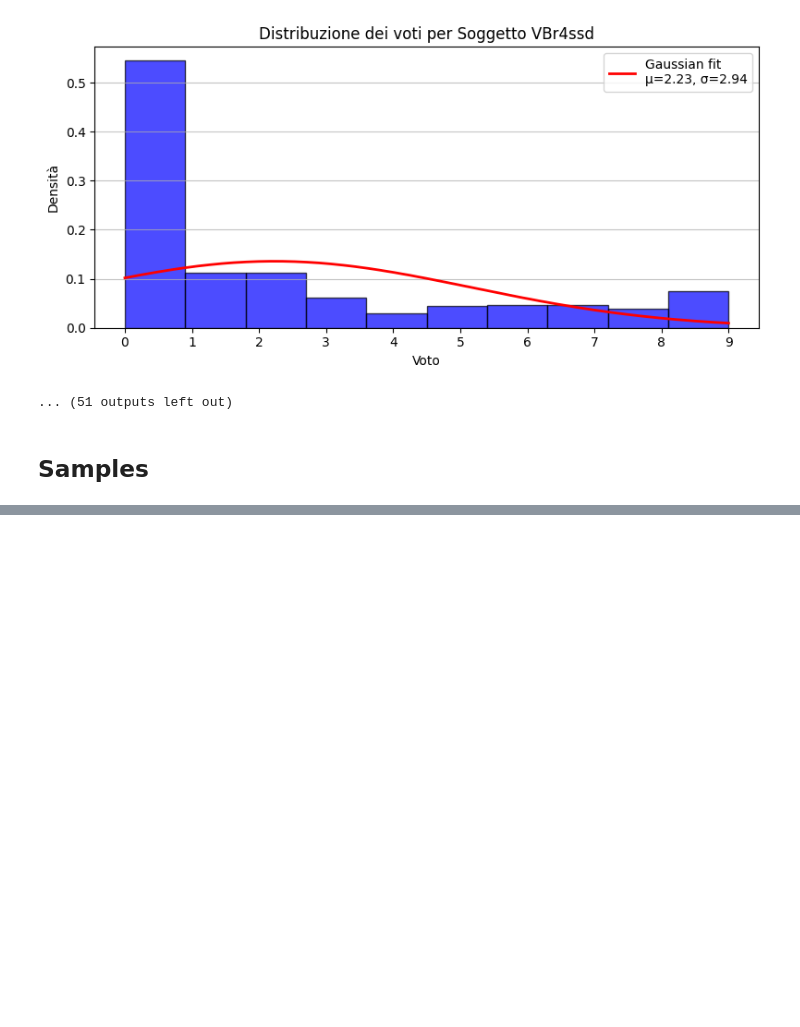
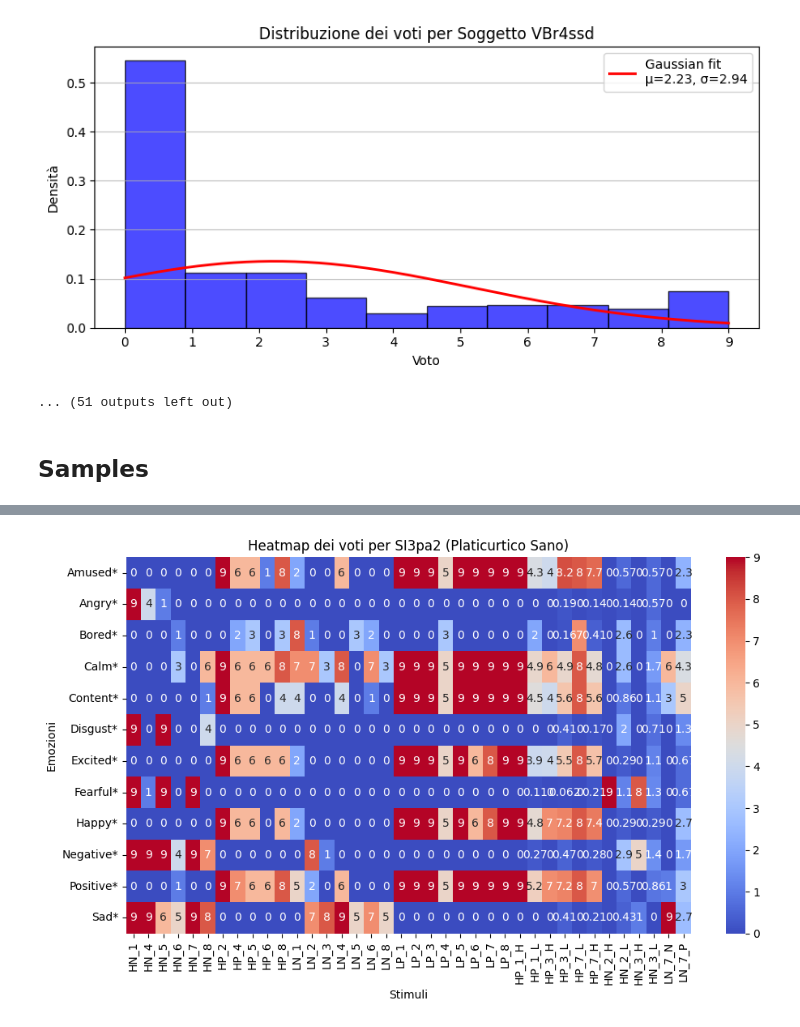
Before and after one commit to irenebartolini02/multimotion, a Jupyter notebook: data_analysis.ipynb, the cells around one changed output, grey strips where cells are left out. Drawn from its saved outputs; the diff is of its cells as text; code cells hidden in the pictures; blank space fills up the shorter version.

```diff
--- a/data_analysis.ipynb
+++ b/data_analysis.ipynb
@@ -132,0 +382,15 @@ for participant in data['Participant'].unique():
+# %%
+# plot di  SI3pa2
+p = 'SI3pa2'
+scores_df = data.loc[data['Participant'] == p, emotions_to_use]
+
+plt.figure(figsize=(10, 6))
+sns.heatmap(scores_df.T, annot=True, cmap='coolwarm', xticklabels=stimuli,cbar=True)
+plt.title(f'Heatmap dei voti per {p} (Platicurtico Sano)')
+plt.xlabel('Stimuli')
+plt.ylabel('Emozioni')
+plt.tight_layout()
+plt.savefig(f'img/heatmap_{p}.png', bbox_inches='tight', dpi=150)
+plt.show()
+# %% [output]
+[figure, added]
```
Also changed, not shown: parts of 12 cells of this notebook, 5 other files.
